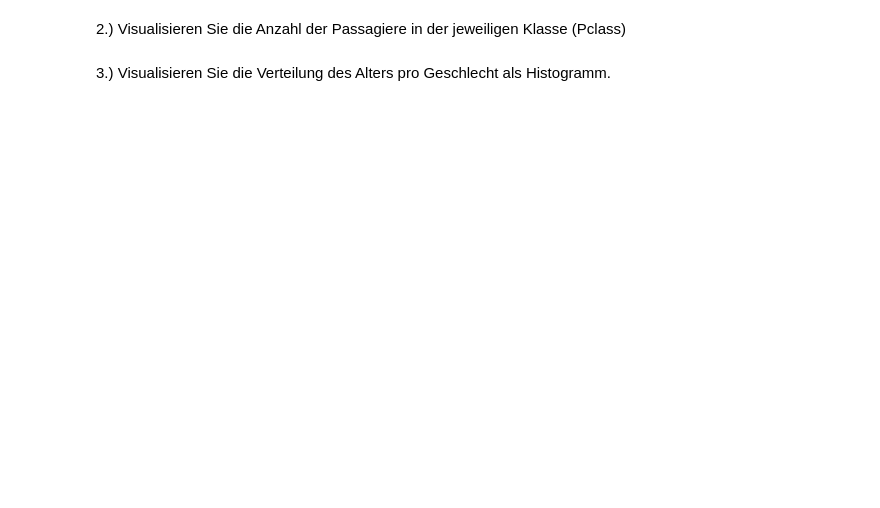
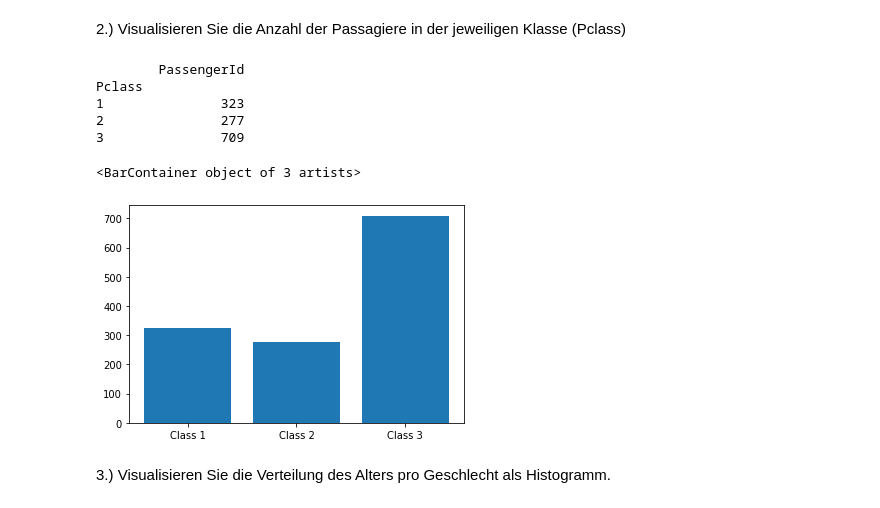
Before and after one commit to TouhKa/WS2021_ML_Lab, a Jupyter notebook: Aufgabenblatt 2 - Exploratory data analysis - Titanic Dataset, Simple Classifier/Teil a - Exploratory data analysis - Titanic Dataset - Exercises.ipynb, the cells around one changed output. Drawn from its saved outputs; the diff is of its cells as text; code cells hidden in the pictures; blank space fills up the shorter version.

```diff
--- a/Aufgabenblatt 2 - Exploratory data analysis - Titanic Dataset, Simple Classifier/Teil a - Exploratory data analysis - Titanic Dataset - Exercises.ipynb
+++ b/Aufgabenblatt 2 - Exploratory data analysis - Titanic Dataset, Simple Classifier/Teil a - Exploratory data analysis - Titanic Dataset - Exercises.ipynb
@@ -401,2 +395,15 @@ Um Zusammenhänge in Daten verstehen zu können, ist es essentiell die Daten zu
+# %%
+# TODO implement
+x = df[['PassengerId','Pclass']].groupby('Pclass').count()
+print(x)
+plt.bar(["Class 1", "Class 2", "Class 3"],x.PassengerId.values)
+# %% [output]
+        PassengerId
+Pclass
+1               323
+2               277
+3               709
+<BarContainer object of 3 artists>
+[figure, added]
 # %% [markdown]
 3.) Visualisieren Sie die Verteilung des Alters pro Geschlecht als Histogramm.
```
Also changed, not shown: parts of 28 cells of this notebook, 1 other file.
